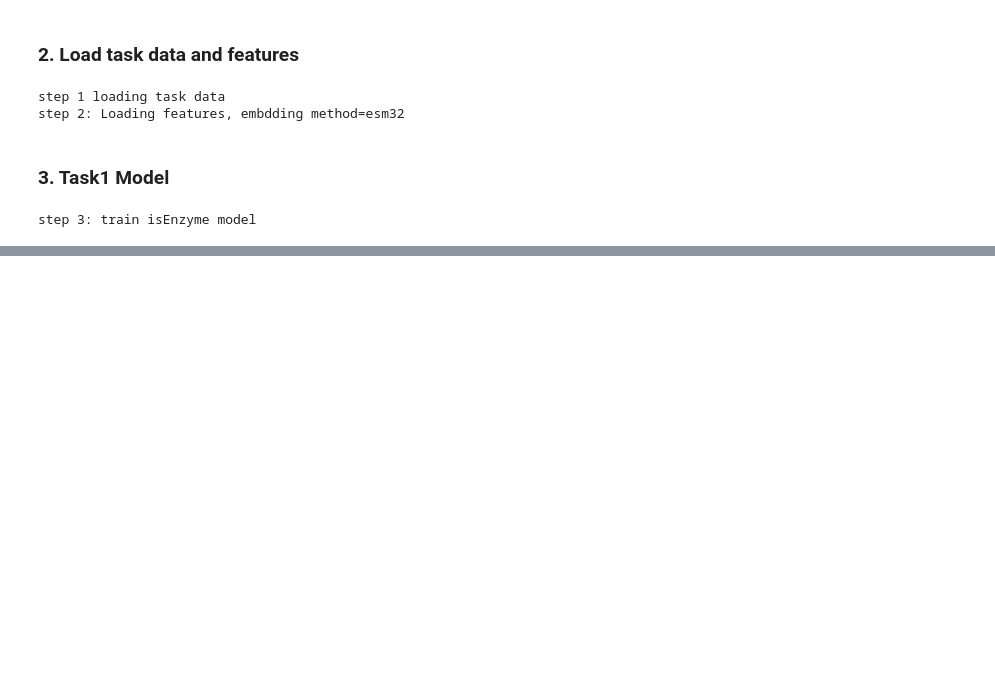
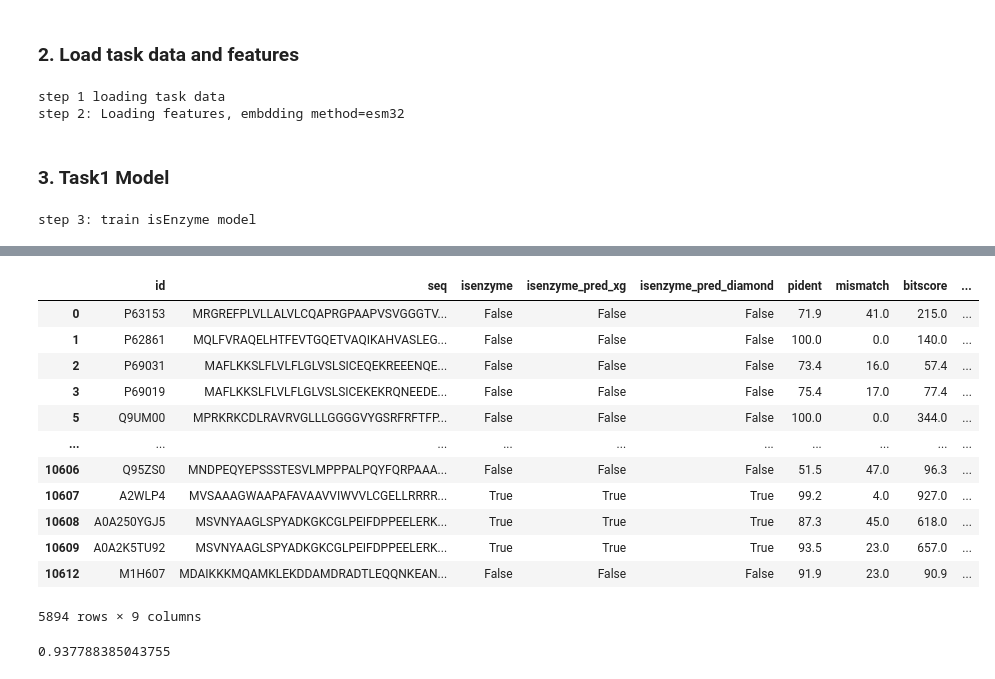
Before and after one commit to kingstdio/ECRECer, a Jupyter notebook: make_task_model.ipynb, the cells around one changed output, grey strips where cells are left out. Saved outputs shown, nothing was run; the diff lists cells and outputs as text; code cells hidden in the pictures; blank space fills up the shorter version.

Commit message:
tasks update

```diff
--- a/make_task_model.ipynb
+++ b/make_task_model.ipynb
@@ -199,0 +120,33 @@ deepec          0.638308        0.944134                0.590612        0.264527
+# %%
+model_tst = joblib.load(cfg.ISENZYME_MODEL)
+predict = model_tst.predict(task1_test_X)
+predictprob = model_tst.predict_proba(task1_test_X)
+
+
+print('task1_single:\n----------------')
+print('baslineName', '\t\t', 'accuracy','\t', 'precision(PPV) \t NPV \t\t', 'recall','\t', 'f1', '\t\t', '\t confusion Matrix')
+eva.caculateMetrix(groundtruth=task1_test_Y, predict=predict, baselineName='XGBoost', type='binary')
+
+
+diamond_task1 = funclib.getblast(train=data_task1_train[['id','seq']], test=data_task1_test[['id','seq']])
+THRES_BIT=35
+res_task1_diamond=diamond_task1[(diamond_task1.pident>30)]
+res_task1_diamond =res_task1_diamond[['id','sseqid','pident','mismatch', 'bitscore']].merge(data_task1_train[['id','isenzyme']], how='left', left_on='sseqid', right_on='id')
+res_task1_diamond = res_task1_diamond[['id_x', 'isenzyme', 'pident', 'mismatch', 'bitscore']].rename(columns={'id_x':'id','isenzyme':'isenzyme_pred_diamond'})
+res_task1_diamond = res_task1_diamond[res_task1_diamond.pident>THRES_BIT]
+res_task1_diamond
+
+res_task1_xg = data_task1_test.copy()
+res_task1_xg['isenzyme_pred_xg'] = predict
+res_task1_xg.isenzyme_pred_xg = res_task1_xg.isenzyme_pred_xg.astype('bool')
+res_task1_xg= res_task1_xg.merge(res_task1_diamond, on='id', how='left')
+res_task1_xg.pident= res_task1_xg.pident.fillna(0)
+res_task1_xg.mismatch= res_task1_xg.mismatch.fillna(100000)
+res_task1_xg.bitscore= res_task1_xg.bitscore.fillna(0)
+res_task1_xg.isenzyme_pred_diamond =res_task1_xg.isenzyme_pred_diamond.fillna('-')
+res_task1_xg['isenzyme_pred_inti'] = res_task1_xg.apply(lambda x: x.isenzyme_pred_diamond if x.isenzyme_pred_diamond!='-' else x.isenzyme_pred_xg, axis=1)
+
+
+print('task1_inti:\n----------------')
+print('baslineName', '\t\t', 'accuracy','\t', 'precision(PPV) \t NPV \t\t', 'recall','\t', 'f1', '\t\t', '\t confusion Matrix')
+eva.caculateMetrix(groundtruth=res_task1_xg.isenzyme, predict=res_task1_xg.isenzyme_pred_inti, baselineName='Integrate', type='binary')
@@ -199,0 +166,20 @@ deepec          0.638308        0.944134                0.590612        0.264527
+# %%
+res_task1_xg[(res_task1_xg.isenzyme_pred_diamond!='-')&(res_task1_xg.isenzyme==res_task1_xg.isenzyme_pred_diamond)]
+# %% [output]
+|  | id | seq | isenzyme | isenzyme_pred_xg | isenzyme_pred_diamond | pident | mismatch | bitscore | ... |
+| 0 | P63153 | MRGREFPLVLLALVLCQAPRGPAAPVSVGGGTV... | False | False | False | 71.9 | 41.0 | 215.0 | ... |
+| 1 | P62861 | MQLFVRAQELHTFEVTGQETVAQIKAHVASLEG... | False | False | False | 100.0 | 0.0 | 140.0 | ... |
+| 2 | P69031 | MAFLKKSLFLVLFLGLVSLSICEQEKREEENQE... | False | False | False | 73.4 | 16.0 | 57.4 | ... |
+| 3 | P69019 | MAFLKKSLFLVLFLGLVSLSICEKEKRQNEEDE... | False | False | False | 75.4 | 17.0 | 77.4 | ... |
+| 5 | Q9UM00 | MPRKRKCDLRAVRVGLLLGGGGVYGSRFRFTFP... | False | False | False | 100.0 | 0.0 | 344.0 | ... |
+| ... | ... | ... | ... | ... | ... | ... | ... | ... | ... |
+| 10606 | Q95ZS0 | MNDPEQYEPSSSTESVLMPPPALPQYFQRPAAA... | False | False | False | 51.5 | 47.0 | 96.3 | ... |
+| 10607 | A2WLP4 | MVSAAAGWAAPAFAVAAVVIWVVLCGELLRRRR... | True | True | True | 99.2 | 4.0 | 927.0 | ... |
+| 10608 | A0A250YGJ5 | MSVNYAAGLSPYADKGKCGLPEIFDPPEELERK... | True | True | True | 87.3 | 45.0 | 618.0 | ... |
+| 10609 | A0A2K5TU92 | MSVNYAAGLSPYADKGKCGLPEIFDPPEELERK... | True | True | True | 93.5 | 23.0 | 657.0 | ... |
+| 10612 | M1H607 | MDAIKKKMQAMKLEKDDAMDRADTLEQQNKEAN... | False | False | False | 91.9 | 23.0 | 90.9 | ... |
+5894 rows × 9 columns
+# %%
+5894/6285
+# %% [output]
+0.937788385043755
```
Also changed, not shown: parts of 10 cells of this notebook, 13 other files.
